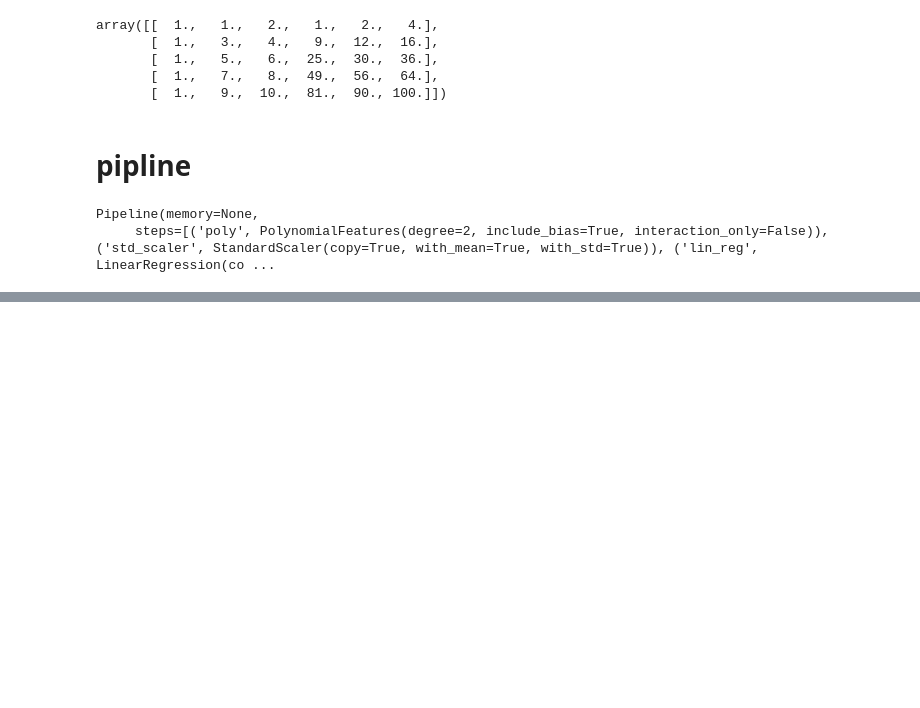
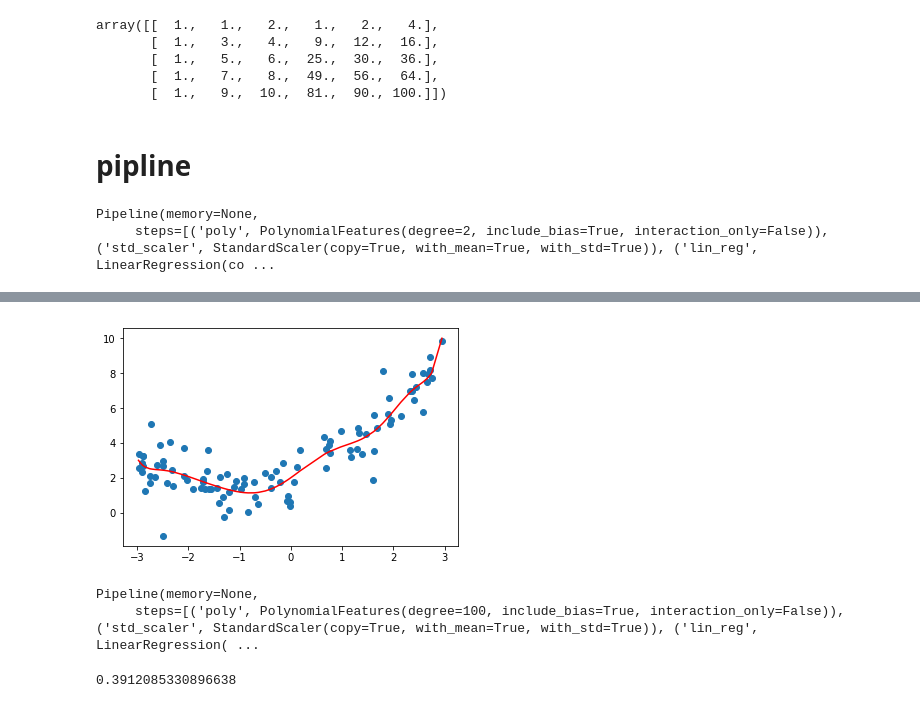
Before and after one commit to miraclestatus/mllearning, a Jupyter notebook: ml/机器学习19.ipynb, the cells around one changed output, grey strips where cells are left out. Cells and saved outputs as stored; diff of their text form; code cells hidden in the pictures; blank space fills up the shorter version.

```diff
--- a/ml/机器学习19.ipynb
+++ b/ml/机器学习19.ipynb
@@ -151,0 +187,2 @@ plt.show()
+# %%
+y10_predict = poly10_reg.predict(X)
@@ -151,0 +193,12 @@ plt.show()
+# %%
+plt.scatter(x, y)
+plt.plot(np.sort(x), y10_predict[np.argsort(x)], color='r')
+plt.show()
+# %% [output]
+[figure, added]
+# %%
+poly100_reg = PolynomialRgression(degree=100)
+poly100_reg.fit(X, y)
+# %% [output]
+Pipeline(memory=None,
+     steps=[('poly', PolynomialFeatures(degree=100, include_bias=True, interaction_only=False)), ('std_scaler', StandardScaler(copy=True, with_mean=True, with_std=True)), ('lin_reg', LinearRegression( ...
@@ -151,0 +207,4 @@ plt.show()
+# %%
+mean_squared_error(y,y100_predict)
+# %% [output]
+0.3912085330896638
```
Also changed, not shown: parts of 54 cells of this notebook.
